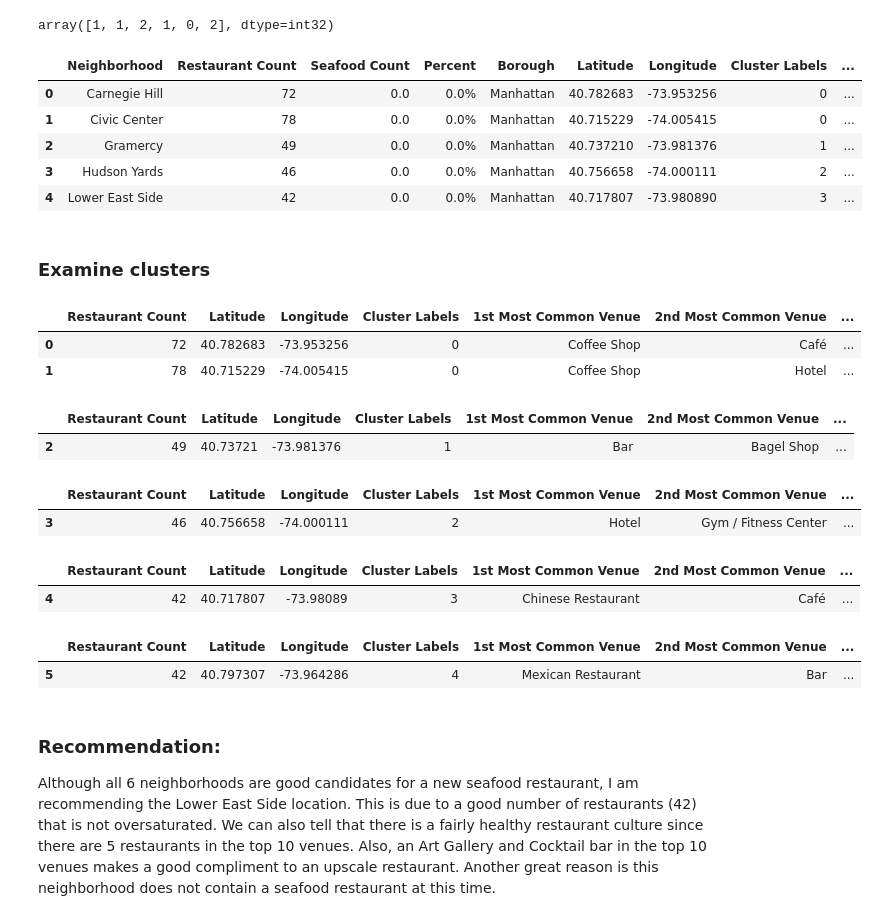
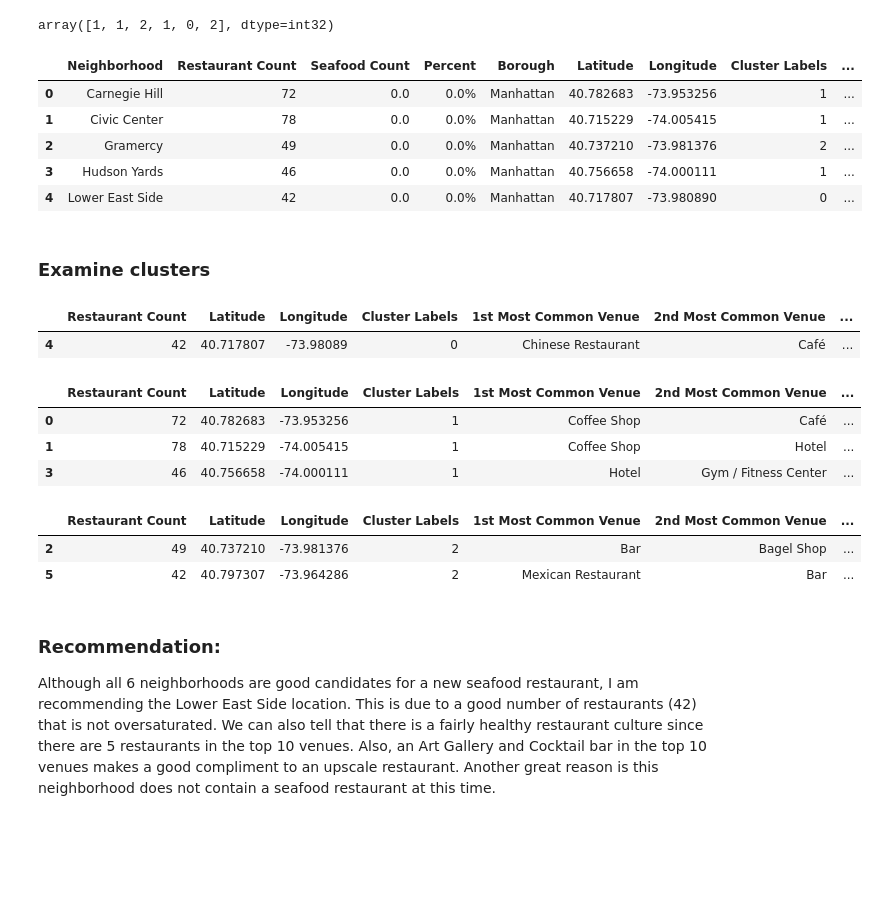
Before and after one commit to JustinRLine/Coursera_Capstone, a Jupyter notebook: Capstone Project - The Battle of the Neighborhoods.ipynb, the cells around one changed output. Saved outputs shown, nothing was run; the diff lists cells and outputs as text; code cells hidden in the pictures; blank space fills up the shorter version.

```diff
--- a/Capstone Project - The Battle of the Neighborhoods.ipynb
+++ b/Capstone Project - The Battle of the Neighborhoods.ipynb
@@ -874,49 +862,41 @@ kmeans.labels_[0:10]
 array([1, 1, 2, 1, 0, 2], dtype=int32)
 # %%
 # add clustering labels
-#neighborhoods_venues_sorted.insert(0, 'Cluster Labels', kmeans.labels_)
+neighborhoods_venues_sorted.insert(0, 'Cluster Labels', kmeans.labels_)
 
 candidates_merged = NoSea
 
 # merge toronto_grouped with toronto_data to add latitude/longitude for each neighborhood
 candidates_merged = candidates_merged.join(neighborhoods_venues_sorted.set_index('Neighborhood'), on='Neighborhood')
 
 candidates_merged.head() # check the last columns!
 # %% [output]
 |  | Neighborhood | Restaurant Count | Seafood Count | Percent | Borough | Latitude | Longitude | Cluster Labels | ... |
-| 0 | Carnegie Hill | 72 | 0.0 | 0.0% | Manhattan | 40.782683 | -73.953256 | 0 | ... |
-| 1 | Civic Center | 78 | 0.0 | 0.0% | Manhattan | 40.715229 | -74.005415 | 0 | ... |
-| 2 | Gramercy | 49 | 0.0 | 0.0% | Manhattan | 40.737210 | -73.981376 | 1 | ... |
-| 3 | Hudson Yards | 46 | 0.0 | 0.0% | Manhattan | 40.756658 | -74.000111 | 2 | ... |
-| 4 | Lower East Side | 42 | 0.0 | 0.0% | Manhattan | 40.717807 | -73.980890 | 3 | ... |
+| 0 | Carnegie Hill | 72 | 0.0 | 0.0% | Manhattan | 40.782683 | -73.953256 | 1 | ... |
+| 1 | Civic Center | 78 | 0.0 | 0.0% | Manhattan | 40.715229 | -74.005415 | 1 | ... |
+| 2 | Gramercy | 49 | 0.0 | 0.0% | Manhattan | 40.737210 | -73.981376 | 2 | ... |
+| 3 | Hudson Yards | 46 | 0.0 | 0.0% | Manhattan | 40.756658 | -74.000111 | 1 | ... |
+| 4 | Lower East Side | 42 | 0.0 | 0.0% | Manhattan | 40.717807 | -73.980890 | 0 | ... |
 # %% [markdown]
 ### Examine clusters
 # %%
 candidates_merged.loc[candidates_merged['Cluster Labels'] == 0, candidates_merged.columns[[1] + list(range(5, candidates_merged.shape[1]))]]
 # %% [output]
 |  | Restaurant Count | Latitude | Longitude | Cluster Labels | 1st Most Common Venue | 2nd Most Common Venue | ... |
-| 0 | 72 | 40.782683 | -73.953256 | 0 | Coffee Shop | Café | ... |
-| 1 | 78 | 40.715229 | -74.005415 | 0 | Coffee Shop | Hotel | ... |
+| 4 | 42 | 40.717807 | -73.98089 | 0 | Chinese Restaurant | Café | ... |
 # %%
 candidates_merged.loc[candidates_merged['Cluster Labels'] == 1, candidates_merged.columns[[1] + list(range(5, candidates_merged.shape[1]))]]
 # %% [output]
 |  | Restaurant Count | Latitude | Longitude | Cluster Labels | 1st Most Common Venue | 2nd Most Common Venue | ... |
-| 2 | 49 | 40.73721 | -73.981376 | 1 | Bar | Bagel Shop | ... |
+| 0 | 72 | 40.782683 | -73.953256 | 1 | Coffee Shop | Café | ... |
+| 1 | 78 | 40.715229 | -74.005415 | 1 | Coffee Shop | Hotel | ... |
+| 3 | 46 | 40.756658 | -74.000111 | 1 | Hotel | Gym / Fitness Center | ... |
 # %%
 candidates_merged.loc[candidates_merged['Cluster Labels'] == 2, candidates_merged.columns[[1] + list(range(5, candidates_merged.shape[1]))]]
 # %% [output]
 |  | Restaurant Count | Latitude | Longitude | Cluster Labels | 1st Most Common Venue | 2nd Most Common Venue | ... |
-| 3 | 46 | 40.756658 | -74.000111 | 2 | Hotel | Gym / Fitness Center | ... |
+| 2 | 49 | 40.737210 | -73.981376 | 2 | Bar | Bagel Shop | ... |
+| 5 | 42 | 40.797307 | -73.964286 | 2 | Mexican Restaurant | Bar | ... |
-# %%
-candidates_merged.loc[candidates_merged['Cluster Labels'] == 3, candidates_merged.columns[[1] + list(range(5, candidates_merged.shape[1]))]]
-# %% [output]
-|  | Restaurant Count | Latitude | Longitude | Cluster Labels | 1st Most Common Venue | 2nd Most Common Venue | ... |
-| 4 | 42 | 40.717807 | -73.98089 | 3 | Chinese Restaurant | Café | ... |
-# %%
-candidates_merged.loc[candidates_merged['Cluster Labels'] == 4, candidates_merged.columns[[1] + list(range(5, candidates_merged.shape[1]))]]
-# %% [output]
-|  | Restaurant Count | Latitude | Longitude | Cluster Labels | 1st Most Common Venue | 2nd Most Common Venue | ... |
-| 5 | 42 | 40.797307 | -73.964286 | 4 | Mexican Restaurant | Bar | ... |
 # %% [markdown]
 ### Recommendation:
 Although all 6 neighborhoods are good candidates for a new seafood restaurant, I am recommending the Lower East Side location. This is due to a good number of restaurants (42) that is not oversaturated. We can also tell that there is a fairly healthy restaurant culture since there are 5 restaurants in the top 10 venues. Also, an Art Gallery and Cocktail bar in the top 10 venues makes a good compliment to an upscale restaurant. Another great reason is this neighborhood does not contain a seafood restaurant at this time.
```
Also changed, not shown: parts of 13 cells of this notebook.
